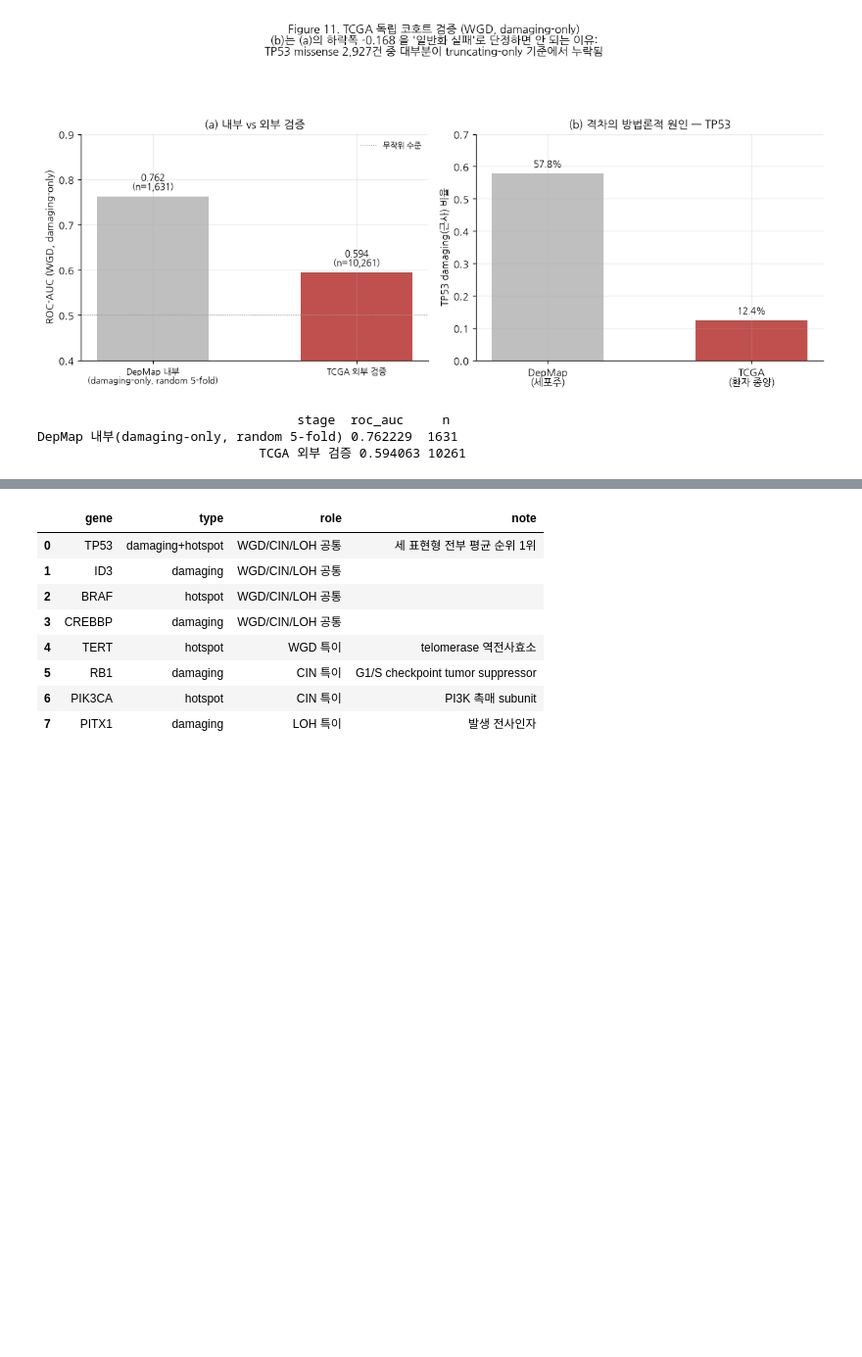
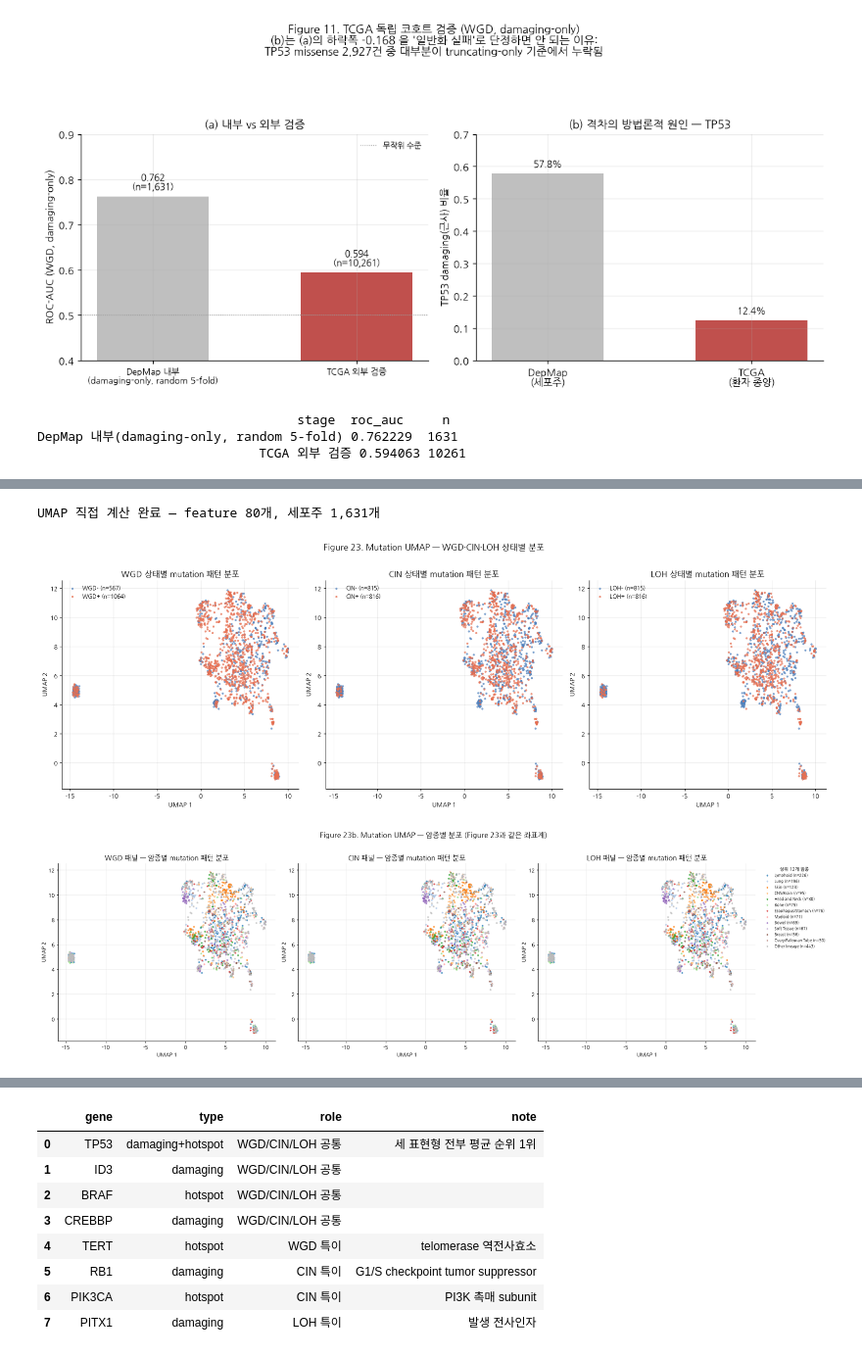
Before and after one commit to lkeonwoo94/AI-bio-proj-team-1, a Jupyter notebook: notebooks/02_key_results.ipynb, the cells around one changed output, grey strips where cells are left out. Shown at 98% size. Drawn from its saved outputs; the diff is of its cells as text; code cells hidden in the pictures; blank space fills up the shorter version.

```diff
--- a/notebooks/02_key_results.ipynb
+++ b/notebooks/02_key_results.ipynb
@@ -436 +793,81 @@ DepMap 내부(damaging-only, random 5-fold) 0.762229  1631
+# %%
+# Figure 23 / 23b — scripts/44_mutation_umap.py + 45_plot_mutation_umap.py
+# UMAP 좌표를 여기서 직접 계산한다. umap-learn 이 없으면 커밋된 좌표 CSV 로 대체.
+UMAP_FEATURES = 80
+TOP_N_LINEAGES = 12
+
+_keep = _prev[_prev >= MIN_PREVALENCE].sort_values(ascending=False)
+X_umap = cohort_X.loc[:, _keep.index[:UMAP_FEATURES]]
+
+try:
+    import umap.umap_ as umap
+    import warnings as _w
+    with _w.catch_warnings():
+        _w.simplefilter("ignore")
+        _reducer = umap.UMAP(n_neighbors=20, min_dist=0.25, metric="jaccard", random_state=SEED)
+        _xy = _reducer.fit_transform(X_umap.to_numpy(dtype=bool))
+    umap_df = pd.DataFrame({"UMAP1": _xy[:, 0], "UMAP2": _xy[:, 1]}, index=cohort_X.index)
+    for _t in TARGETS:
+        umap_df[_t] = labels_bin[_t].values
+    umap_df["lineage"] = cohort_groups.reindex(cohort_X.index).values
+    print(f"UMAP 직접 계산 완료 — feature {X_umap.shape[1]}개, 세포주 {len(umap_df):,}개")
+except ImportError:
+    umap_df = pd.read_csv(TABLES / "day44_mutation_umap_coords.csv", index_col=0)
+    print("umap-learn 미설치 — 커밋된 좌표(day44_mutation_umap_coords.csv)를 사용."
+          "\n  직접 계산하려면: pip install 'umap-learn==0.5.6'")
+
+
+def _padded(v, frac=0.05):
+    lo, hi = float(np.nanmin(v)), float(np.nanmax(v))
+    pad = max((hi - lo) * frac, 0.1)
+    return lo - pad, hi + pad
+
+
+x_lim, y_lim = _padded(umap_df.UMAP1.to_numpy()), _padded(umap_df.UMAP2.to_numpy())
+
+# --- Figure 23. 표현형 상태별 ---
+fig, axes = plt.subplots(1, 3, figsize=(18, 6))
+for ax, _t in zip(axes, TARGETS):
+    lab = TARGET_LABEL[_t]
+    status = umap_df[_t].map({0: f"{lab}-", 1: f"{lab}+"})
+    for suffix, color in (("-", "#4f81bd"), ("+", "#e76f51")):
+        idx = status.eq(f"{lab}{suffix}").to_numpy()
+        ax.scatter(umap_df.UMAP1[idx], umap_df.UMAP2[idx], s=12, alpha=0.7,
+                   color=color, label=f"{lab}{suffix} (n={idx.sum()})", linewidths=0)
+    ax.set_title(f"{lab} 상태별 mutation 패턴 분포", fontsize=13)
+    ax.set_xlabel("UMAP 1"); ax.set_ylabel("UMAP 2")
+    ax.set_xlim(*x_lim); ax.set_ylim(*y_lim)
+    ax.legend(fontsize=9)
+fig.suptitle("Figure 23. Mutation UMAP — WGD·CIN·LOH 상태별 분포", y=1.02, fontsize=14)
+fig.tight_layout()
+plt.show()
+
+# --- Figure 23b. 같은 좌표를 암종(lineage)별로 색칠 ---
+import seaborn as sns
+
+_counts = umap_df.lineage.value_counts()
+_shown = _counts.head(TOP_N_LINEAGES).index
+_grouped = umap_df.lineage.where(umap_df.lineage.isin(_shown), "Other lineage")
+_groups = list(_shown) + ["Other lineage"]
+_palette = dict(zip(_groups, sns.color_palette("tab20", len(_shown)).as_hex() + ["#bdbdbd"]))
+
+fig, axes = plt.subplots(1, 3, figsize=(21, 6))
+for ax, _t in zip(axes, TARGETS):
+    for g in _groups:
+        idx = _grouped.eq(g).to_numpy()
+        ax.scatter(umap_df.UMAP1[idx], umap_df.UMAP2[idx], s=12, alpha=0.72,
+                   color=_palette[g], label=f"{g} (n={idx.sum()})", linewidths=0)
+    ax.set_title(f"{TARGET_LABEL[_t]} 패널 — 암종별 mutation 패턴 분포", fontsize=13)
+    ax.set_xlabel("UMAP 1"); ax.set_ylabel("UMAP 2")
+    ax.set_xlim(*x_lim); ax.set_ylim(*y_lim)
+axes[-1].legend(bbox_to_anchor=(1.02, 1), loc="upper left", fontsize=7.5,
+                title=f"상위 {TOP_N_LINEAGES}개 암종", title_fontsize=8.5)
+fig.suptitle("Figure 23b. Mutation UMAP — 암종별 분포 (Figure 23과 같은 좌표계)",
+             y=1.02, fontsize=14)
+fig.tight_layout()
+plt.show()
+# %% [output]
+UMAP 직접 계산 완료 — feature 80개, 세포주 1,631개
+[figure, added]
+[figure, added]
 # %% [markdown]
```
Also changed, not shown: parts of 14 cells of this notebook, 1 other file.
